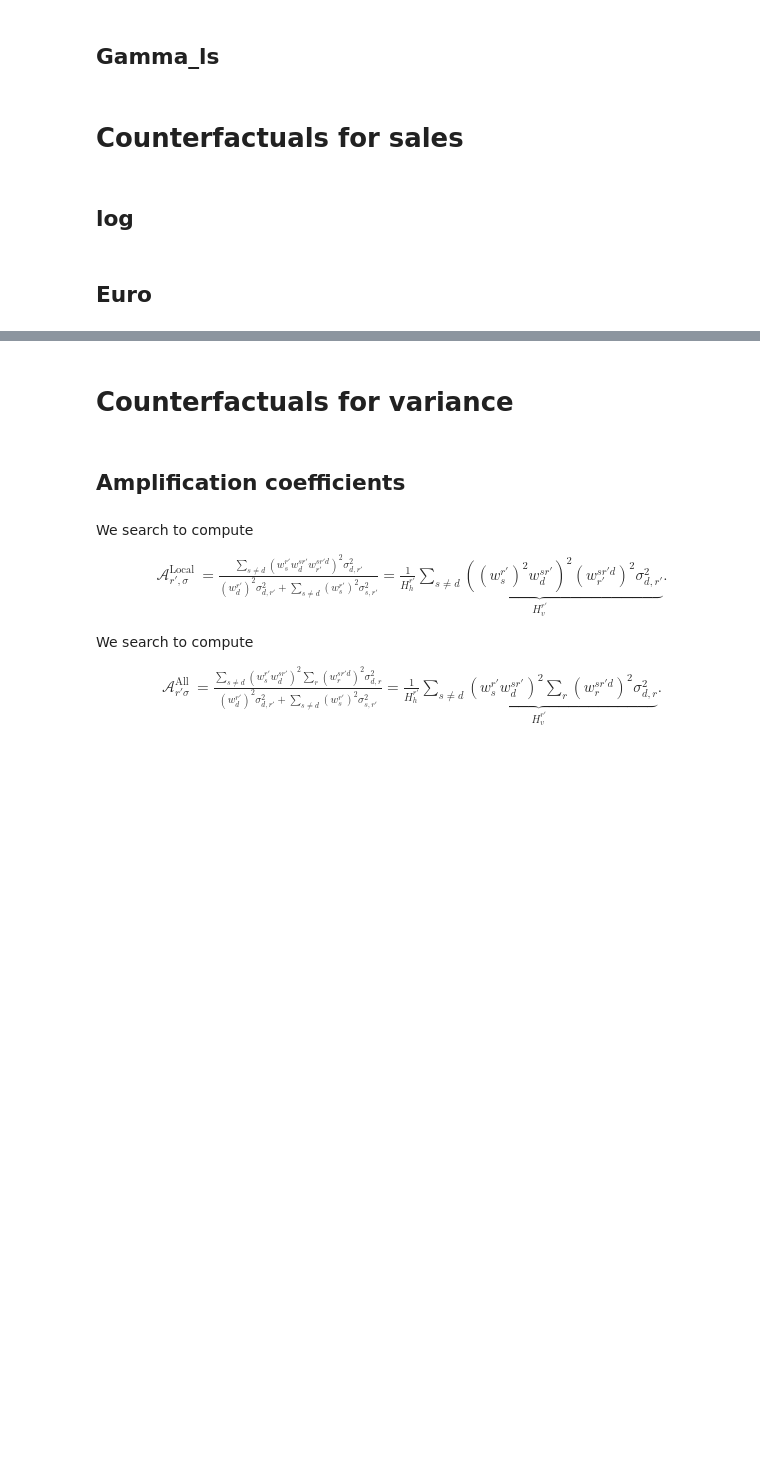
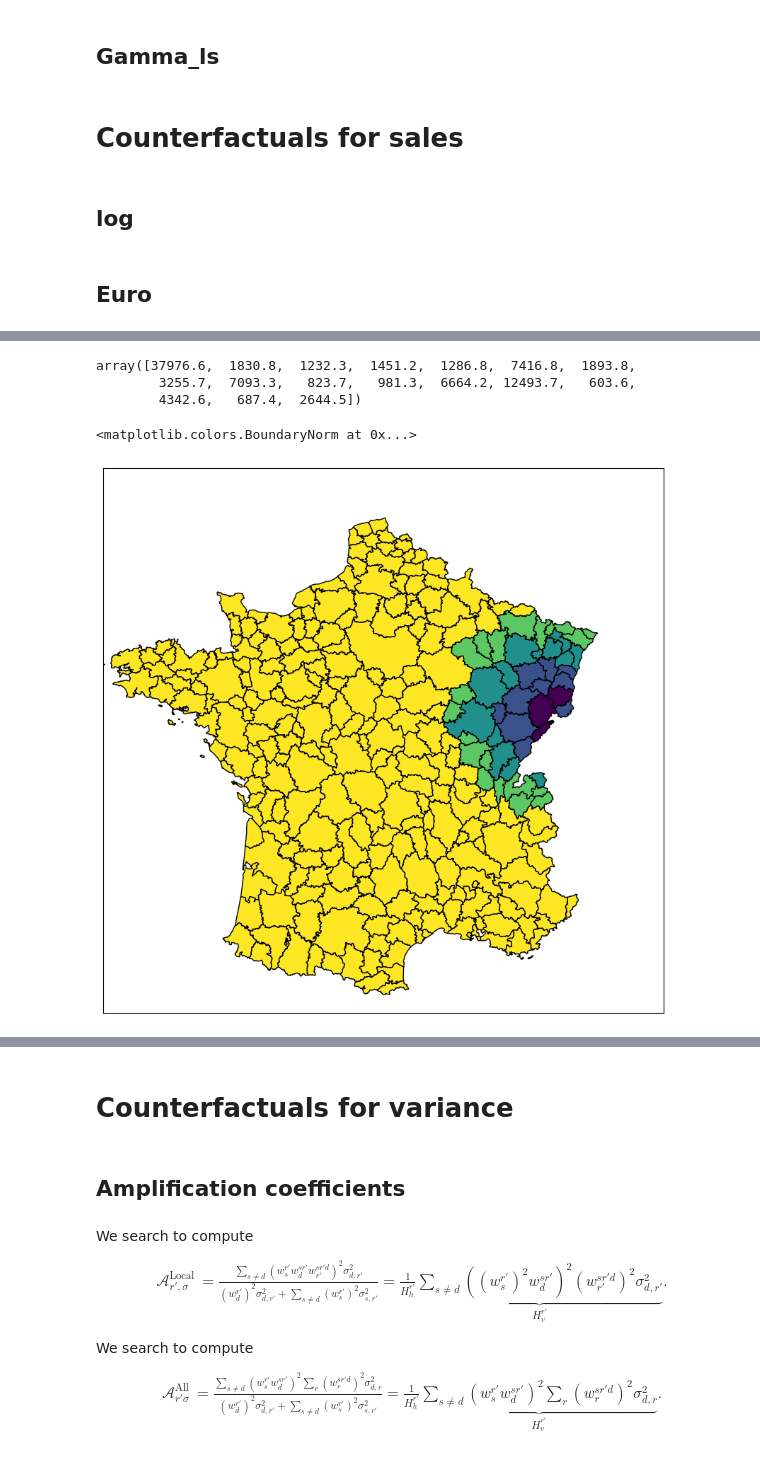
Before and after one commit to SwannChelly/SMM_Spatial_Comovement, a Jupyter notebook: analysis.ipynb, the cells around one changed output, grey strips where cells are left out. Drawn from its saved outputs; the diff is of its cells as text; code cells hidden in the pictures; blank space fills up the shorter version.

```diff
--- a/analysis.ipynb
+++ b/analysis.ipynb
@@ -2393,10 +2088,10 @@ for j in range(len(bin_edges) - 1):
 
 w_r = pd.read_csv(os.path.join("../baseline_aero/","w_r.csv"))
 w_r.ze2010 = w_r.ze2010.astype(str).str.zfill(4)
-for shocked_ze,industry,industry_name in [["0061","aero","aero"],["9310","aero","aero"]]:
+for shocked_ze,industry,industry in [["0061","aero","aero"],["9310","aero","aero"]]:
     # Load and unpack in one step
-    region_name = france.query('ze2010 == @shocked_ze').ze2010_nam.values[0]
-    data = load_industry_data(industry,industry_name)
+    region_name = france.query('ze2010 == @shocked_ze').ze2010_name.values[0]
+    data = load_industry_data(industry,industry)
     globals().update(data)  # In a script
     print(d)  # "C29A"
 
@@ -2428,7 +2123,7 @@ for shocked_ze,industry,industry_name in [["0061","aero","aero"],["9310","aero",
     amplification = result.merge(w_r,on = ['ze2010'])
     title = f" Amplification: {round((amplification.transmission*amplification[f'w_rt']).sum()/(amplification.is_shocked*amplification[f'w_rt']*amplification.direct).sum()*100,2)} %"
     plot_map(result, "d_ln_x", axs[i,0], fig,vmin=0.01,ze_shocked= shocked_ze)
-    axs[i,0].set_title(f"{industry_name.capitalize()}: shock on {region_name} \n " + title)
+    axs[i,0].set_title(f"{industry.capitalize()}: shock on {region_name} \n " + title)
 
     # =========================================================================
     # RIGHT PLOT: Elasticity by distance bins (scatter + lines, two y-axes)
@@ -2996,0 +2561,30 @@ For example, when doing 'df[col].method(value, inplace=True)', try using 'df.met
+# %%
+N_downstream[N_downstream > 0]
+# %% [output]
+array([37976.6,  1830.8,  1232.3,  1451.2,  1286.8,  7416.8,  1893.8,
+        3255.7,  7093.3,   823.7,   981.3,  6664.2, 12493.7,   603.6,
+        4342.6,   687.4,  2644.5])
+# %%
+binarized_color = True
+REG_BINS = [0, 50, 100, 150, 200]
+REG_LABELS = ['0-50', '50-100', '100-150', '150-200', '200+']
+variable = "distance"
+plot_data = distance_long.query("ze2010_shocked == '4302'")
+
+cmap, norm, tick_pos, tick_labels = get_norm(plot_data[variable])
+
+fig, ax = plt.subplots(figsize=(15, 10))
+
+# Plot map
+plot_map(
+    plot_data,
+    col_name=variable,
+    ax=ax,
+    fig=fig,
+    cmap=cmap,
+    norm=norm,
+    add_cbar=False
+)
+# %% [output]
+<matplotlib.colors.BoundaryNorm at 0x...>
+[figure, added]
```
Also changed, not shown: parts of 45 cells of this notebook, 2 other files.
